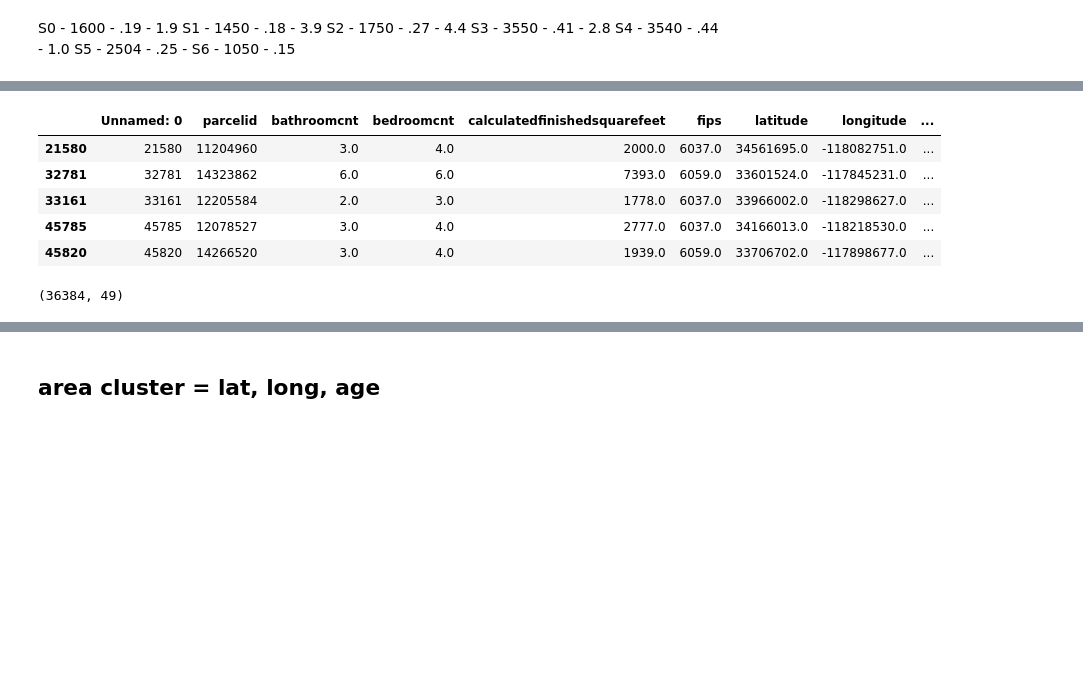
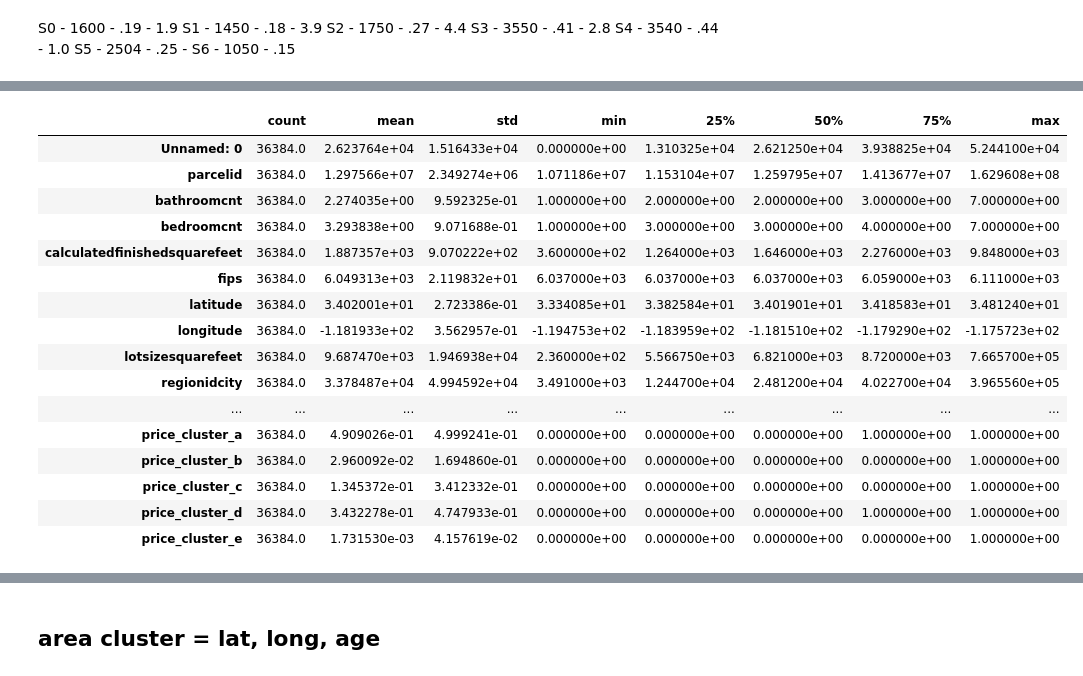
Before and after one commit to Zillow-Project-JG-DN/clustering-project-jgdn, a Jupyter notebook: dn_scratchpad.ipynb, the cells around one changed output, grey strips where cells are left out. Drawn from its saved outputs; the diff is of its cells as text; code cells hidden in the pictures; blank space fills up the shorter version.

```diff
--- a/dn_scratchpad.ipynb
+++ b/dn_scratchpad.ipynb
@@ -177,10 +165,21 @@ X_train = pd.concat([X_train, dummy_df], axis = 1)
-# %%
-X_train.head()
-# %% [output]
-|  | Unnamed: 0 | parcelid | bathroomcnt | bedroomcnt | calculatedfinishedsquarefeet | fips | latitude | longitude | ... |
-| 21580 | 21580 | 11204960 | 3.0 | 4.0 | 2000.0 | 6037.0 | 34561695.0 | -118082751.0 | ... |
-| 32781 | 32781 | 14323862 | 6.0 | 6.0 | 7393.0 | 6059.0 | 33601524.0 | -117845231.0 | ... |
-| 33161 | 33161 | 12205584 | 2.0 | 3.0 | 1778.0 | 6037.0 | 33966002.0 | -118298627.0 | ... |
-| 45785 | 45785 | 12078527 | 3.0 | 4.0 | 2777.0 | 6037.0 | 34166013.0 | -118218530.0 | ... |
-| 45820 | 45820 | 14266520 | 3.0 | 4.0 | 1939.0 | 6059.0 | 33706702.0 | -117898677.0 | ... |
+# %%
+X_train.describe().T
+# %% [output]
+|  | count | mean | std | min | 25% | 50% | 75% | max |
+| Unnamed: 0 | 36384.0 | 2.623764e+04 | 1.516433e+04 | 0.000000e+00 | 1.310325e+04 | 2.621250e+04 | 3.938825e+04 | 5.244100e+04 |
+| parcelid | 36384.0 | 1.297566e+07 | 2.349274e+06 | 1.071186e+07 | 1.153104e+07 | 1.259795e+07 | 1.413677e+07 | 1.629608e+08 |
+| bathroomcnt | 36384.0 | 2.274035e+00 | 9.592325e-01 | 1.000000e+00 | 2.000000e+00 | 2.000000e+00 | 3.000000e+00 | 7.000000e+00 |
+| bedroomcnt | 36384.0 | 3.293838e+00 | 9.071688e-01 | 1.000000e+00 | 3.000000e+00 | 3.000000e+00 | 4.000000e+00 | 7.000000e+00 |
+| calculatedfinishedsquarefeet | 36384.0 | 1.887357e+03 | 9.070222e+02 | 3.600000e+02 | 1.264000e+03 | 1.646000e+03 | 2.276000e+03 | 9.848000e+03 |
+| fips | 36384.0 | 6.049313e+03 | 2.119832e+01 | 6.037000e+03 | 6.037000e+03 | 6.037000e+03 | 6.059000e+03 | 6.111000e+03 |
+| latitude | 36384.0 | 3.402001e+01 | 2.723386e-01 | 3.334085e+01 | 3.382584e+01 | 3.401901e+01 | 3.418583e+01 | 3.481240e+01 |
+| longitude | 36384.0 | -1.181933e+02 | 3.562957e-01 | -1.194753e+02 | -1.183959e+02 | -1.181510e+02 | -1.179290e+02 | -1.175723e+02 |
+| lotsizesquarefeet | 36384.0 | 9.687470e+03 | 1.946938e+04 | 2.360000e+02 | 5.566750e+03 | 6.821000e+03 | 8.720000e+03 | 7.665700e+05 |
+| regionidcity | 36384.0 | 3.378487e+04 | 4.994592e+04 | 3.491000e+03 | 1.244700e+04 | 2.481200e+04 | 4.022700e+04 | 3.965560e+05 |
+| ... | ... | ... | ... | ... | ... | ... | ... | ... |
+| price_cluster_a | 36384.0 | 4.909026e-01 | 4.999241e-01 | 0.000000e+00 | 0.000000e+00 | 0.000000e+00 | 1.000000e+00 | 1.000000e+00 |
+| price_cluster_b | 36384.0 | 2.960092e-02 | 1.694860e-01 | 0.000000e+00 | 0.000000e+00 | 0.000000e+00 | 0.000000e+00 | 1.000000e+00 |
+| price_cluster_c | 36384.0 | 1.345372e-01 | 3.412332e-01 | 0.000000e+00 | 0.000000e+00 | 0.000000e+00 | 0.000000e+00 | 1.000000e+00 |
+| price_cluster_d | 36384.0 | 3.432278e-01 | 4.747933e-01 | 0.000000e+00 | 0.000000e+00 | 0.000000e+00 | 1.000000e+00 | 1.000000e+00 |
+| price_cluster_e | 36384.0 | 1.731530e-03 | 4.157619e-02 | 0.000000e+00 | 0.000000e+00 | 0.000000e+00 | 0.000000e+00 | 1.000000e+00 |
 # %%
@@ -188,6 +187,2 @@ pd.set_option(‘display.float_format’, lambda x: ‘%.5f’ % x)
-# %%
-X_train.shape
-# %% [output]
-(36384, 49)
 # %%
 X_train.baseline.value_counts()
```
Also changed, not shown: parts of 43 cells of this notebook.
